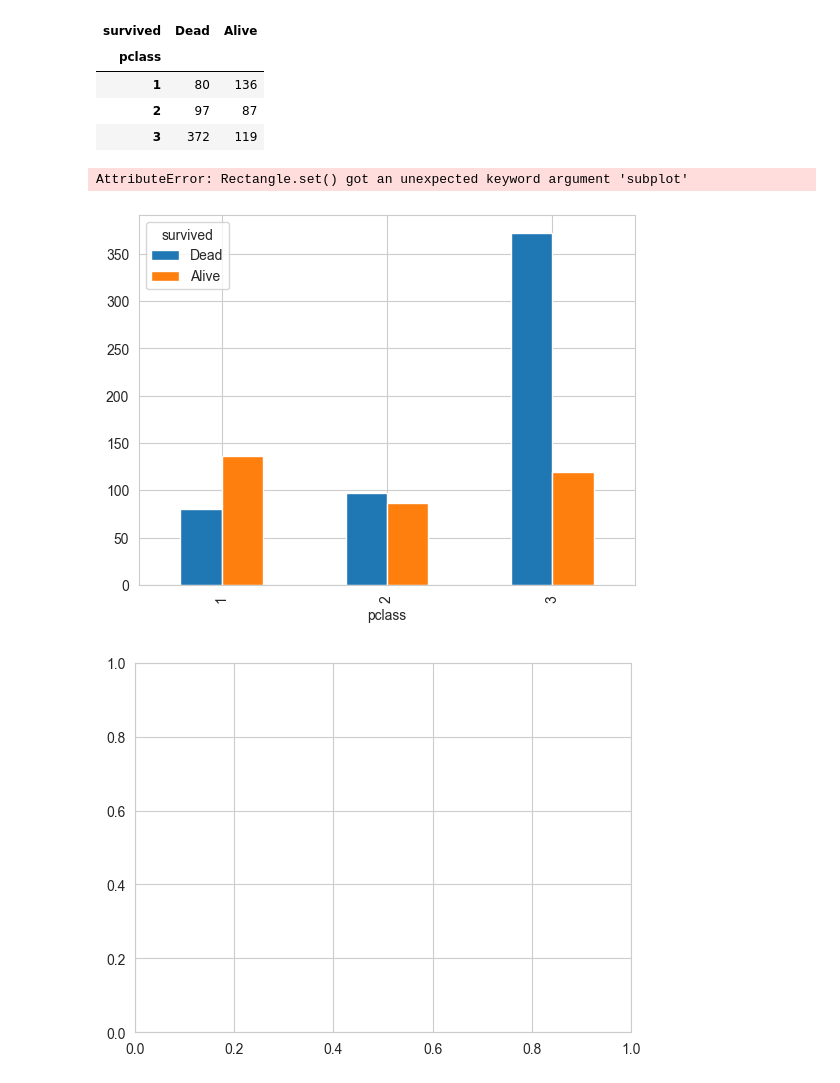
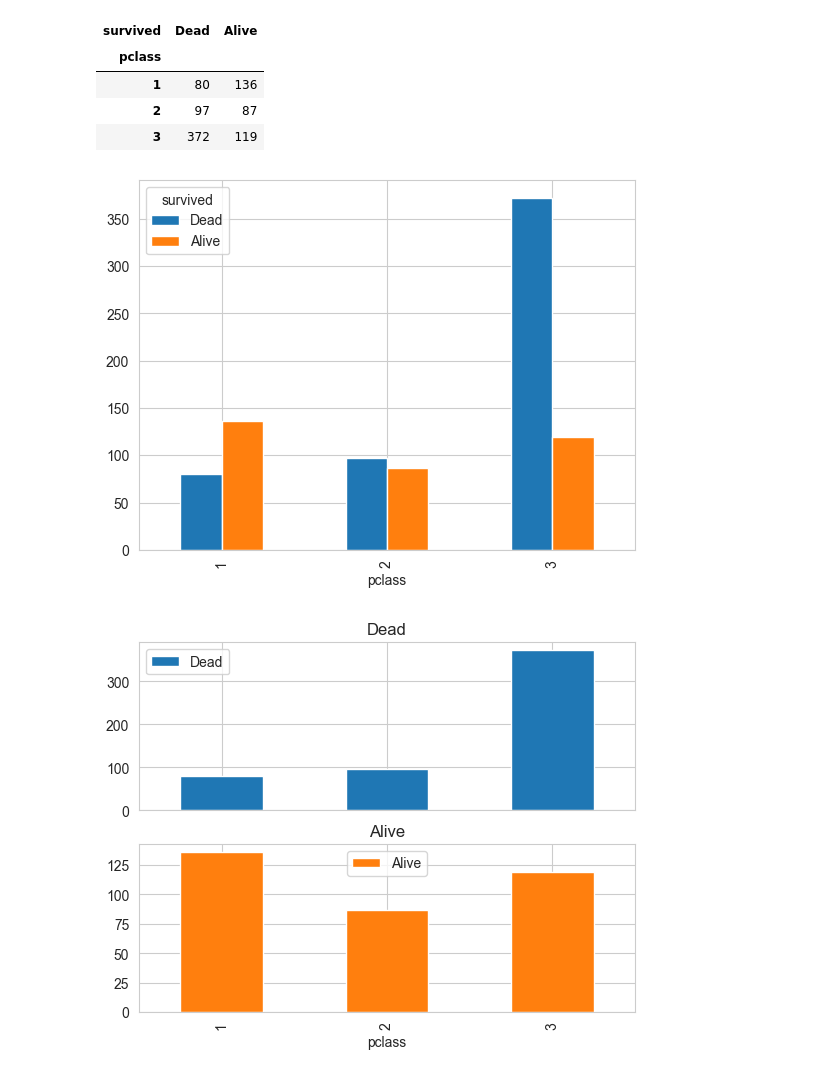
Before and after one commit to b0ong/bigdata-analysis-2024, a Jupyter notebook: day02/da06_plot_practice.ipynb, the cells around one changed output. Saved outputs shown, nothing was run; the diff lists cells and outputs as text; code cells hidden in the pictures.

```diff
--- a/day02/da06_plot_practice.ipynb
+++ b/day02/da06_plot_practice.ipynb
@@ -95,10 +95,10 @@ pclassSurvived
 # %%
 sns.set_style('whitegrid')
 # %%
+# bar 차트
 pclassSurvived.plot.bar()
-pclassSurvived.plot.bar(subplot=True)
+pclassSurvived.plot.bar(subplots=True)
 plt.show()
 # %% [output]
-AttributeError: Rectangle.set() got an unexpected keyword argument 'subplot'
 [figure]
-[figure, old version]
+[figure, new version]
```
